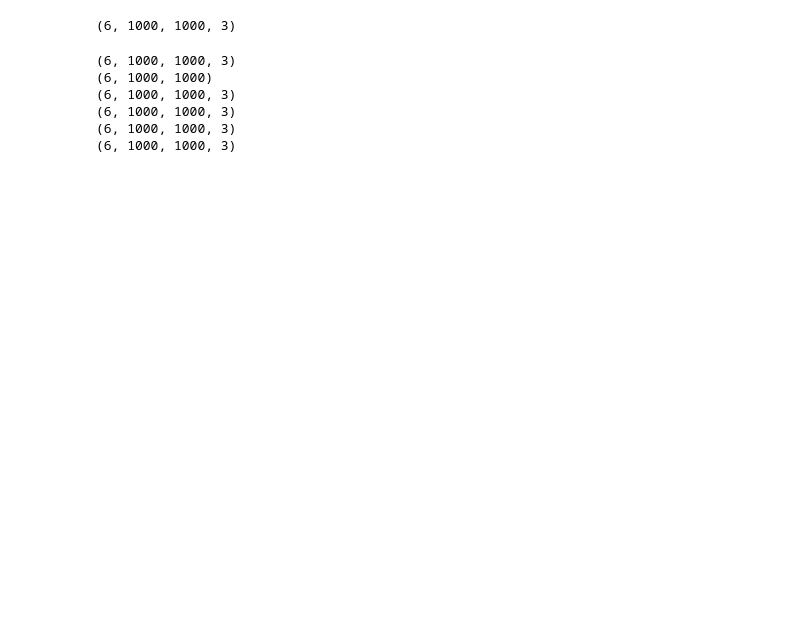
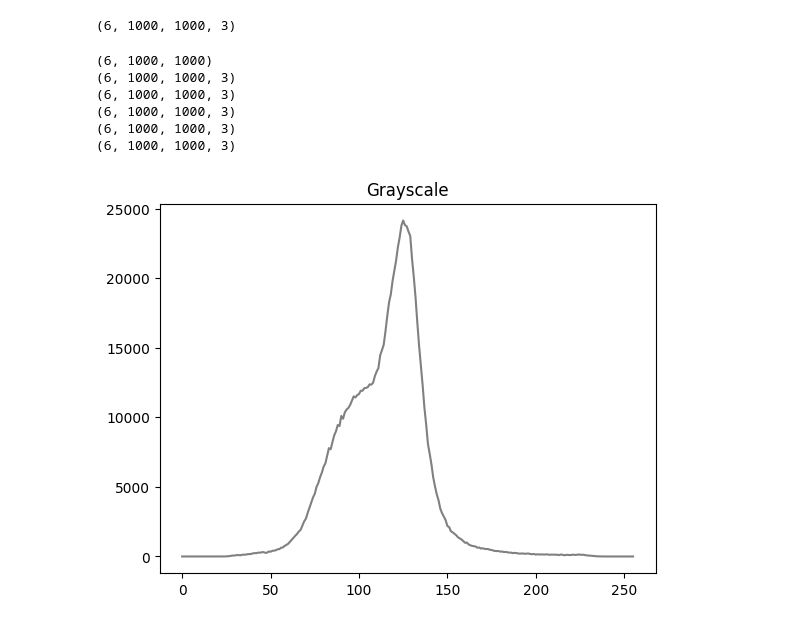
Before and after one commit to vktr274/computer-vision-image-correction-enhancement, a Jupyter notebook: notebook.ipynb, the cells around one changed output. Drawn from its saved outputs; the diff is of its cells as text; code cells hidden in the pictures; blank space fills up the shorter version.

Commit message:
Calculate & display histograms

```diff
--- a/notebook.ipynb
+++ b/notebook.ipynb
@@ -22,19 +22,26 @@ def convert(images, cvt_type):
         new_images.append(cv2.cvtColor(img, cvt_type))
     return np.array(new_images)
 # %%
+gray_images = convert(images, cv2.COLOR_BGR2GRAY)
 rgb_images = convert(images, cv2.COLOR_BGR2RGB)
-gray_images = convert(images, cv2.COLOR_BGR2GRAY)
-ycbcr_images = convert(images, cv2.COLOR_BGR2YCrCb)
+ycrcb_images = convert(images, cv2.COLOR_BGR2YCrCb)
 hsv_images = convert(images, cv2.COLOR_BGR2HSV)
 xyz_images = convert(images, cv2.COLOR_BGR2XYZ)
 lab_images = convert(images, cv2.COLOR_BGR2LAB)
 
-for arr in [rgb_images, gray_images, ycbcr_images, hsv_images, xyz_images, lab_images]:
+for arr in [gray_images, rgb_images, ycrcb_images, hsv_images, xyz_images, lab_images]:
     print(arr.shape)
 # %% [output]
-(6, 1000, 1000, 3)
 (6, 1000, 1000)
 (6, 1000, 1000, 3)
 (6, 1000, 1000, 3)
 (6, 1000, 1000, 3)
 (6, 1000, 1000, 3)
+(6, 1000, 1000, 3)
+# %%
+gray_hist = cv2.calcHist([gray_images[0]], [0], None, [256], [0, 255])
+plt.plot(gray_hist, color="gray")
+plt.title("Grayscale")
+plt.show()
+# %% [output]
+[figure, added]
```
Also changed, not shown: parts of 5 cells of this notebook.
